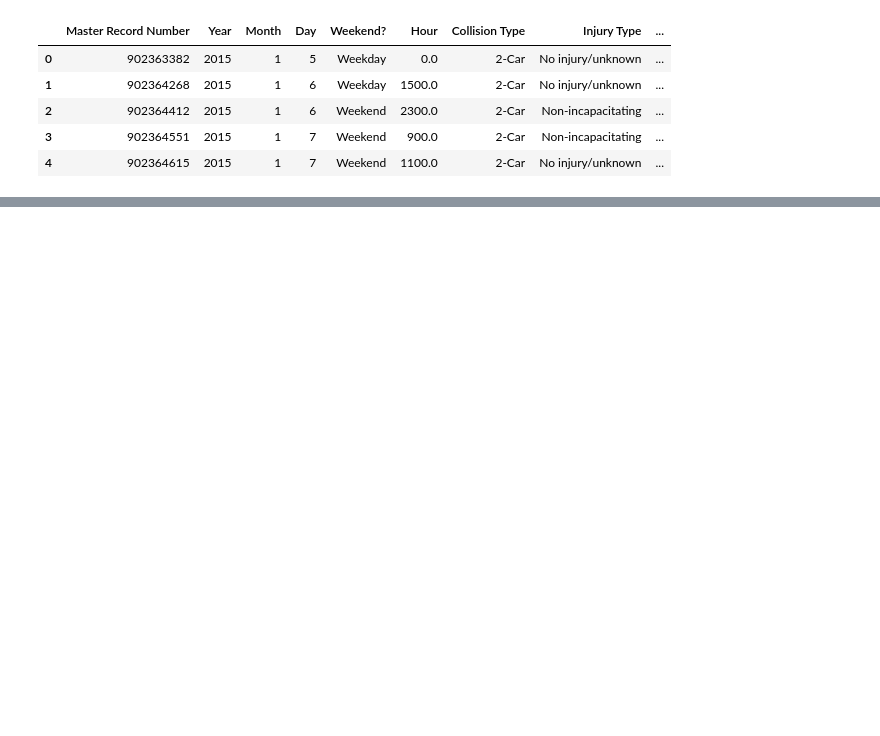
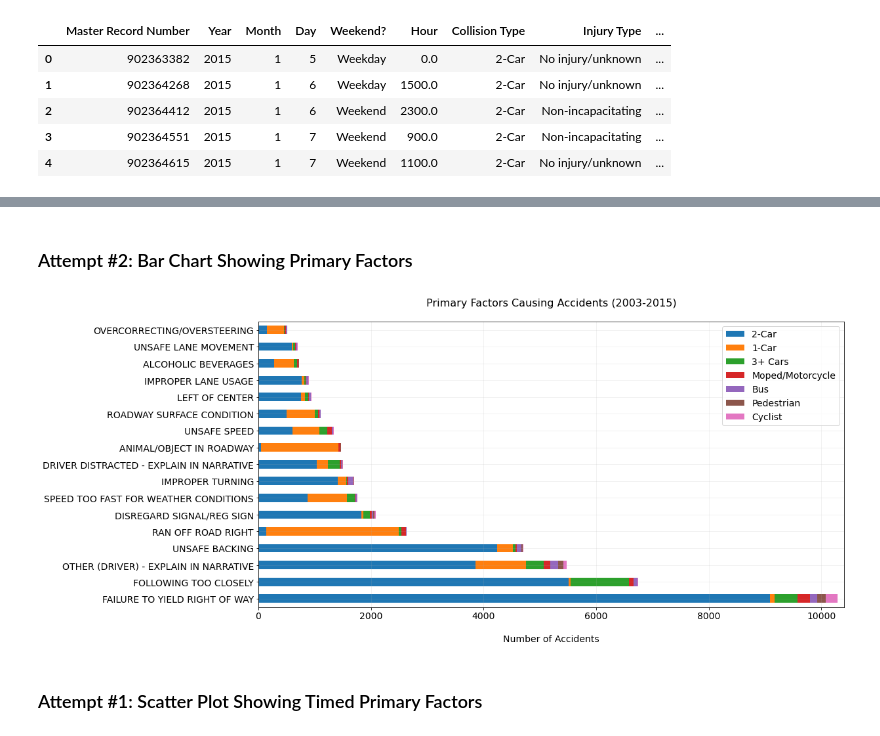
Before and after one commit to Kylee-Grant/Project-1, a Jupyter notebook: kylee_charts.ipynb, the cells around one changed output, grey strips where cells are left out. Drawn from its saved outputs; the diff is of its cells as text; code cells hidden in the pictures; blank space fills up the shorter version.

```diff
--- a/kylee_charts.ipynb
+++ b/kylee_charts.ipynb
@@ -142,0 +79,39 @@ plt.show()
+# %% [markdown]
+### Attempt #2: Bar Chart Showing Primary Factors
+# %%
+# Using .value_counts() for primary factors causing an accident, setting aside factors that caused more than 500 accidents
+factors_df = pd.DataFrame({
+    "Primary Factor Causing Accident": df["Primary Factor"].value_counts()
+})
+factors_df = factors_df.loc[factors_df["Primary Factor Causing Accident"] >=500]
+
+# Initiating other items needed for the loop
+collision_types = ['2-Car', '1-Car', '3+ Cars', 'Moped/Motorcycle', 'Bus', 'Pedestrian', 'Cyclist']
+factors_index = factors_df.index
+collision_df_all = pd.DataFrame(index=factors_index)
+collision_df_all = collision_df_all.reset_index().rename(columns={"index": "Primary Factor"})
+
+# Go through all the collision types to fill out our df
+for collision in collision_types:
+    collision_df = df.loc[df["Collision Type"] == collision, ["Primary Factor", "Collision Type"]]
+    collision_df = collision_df.groupby("Primary Factor")
+    collision_df = collision_df.count().reset_index()
+    collision_df.rename(columns={"Collision Type": collision}, inplace=True)
+    collision_df_all = pd.merge(collision_df_all, collision_df, how="left", on="Primary Factor")
+    collision_df_all = collision_df_all.set_index("Primary Factor")
+
+# Plot and label the figure
+collision_df_all.plot(kind="barh", stacked=True, fontsize=14)
+plt.grid(alpha=0.2)
+plt.xlim(0, 10400)
+plt.legend(fontsize=14)
+plt.ylabel("")
+plt.xlabel("""
+Number of Accidents""", fontsize=14)
+plt.title("""Primary Factors Causing Accidents (2003-2015)
+""", fontsize=16)
+plt.show()
+# %% [output]
+[figure, added]
+# %% [markdown]
+### Attempt #1: Scatter Plot Showing Timed Primary Factors
```
Also changed, not shown: parts of 17 cells of this notebook.
